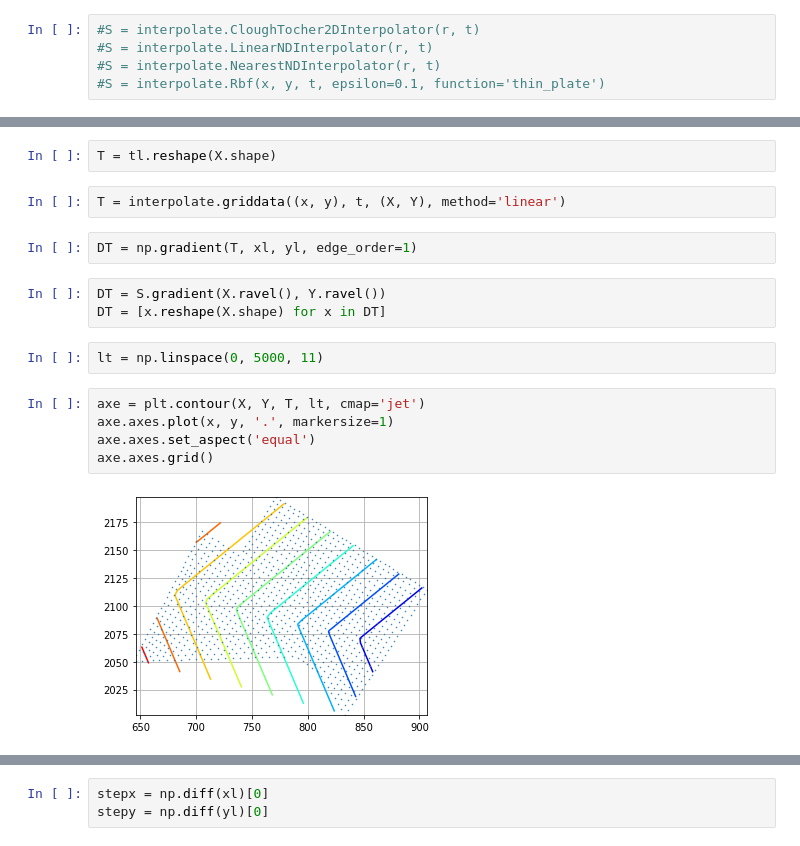
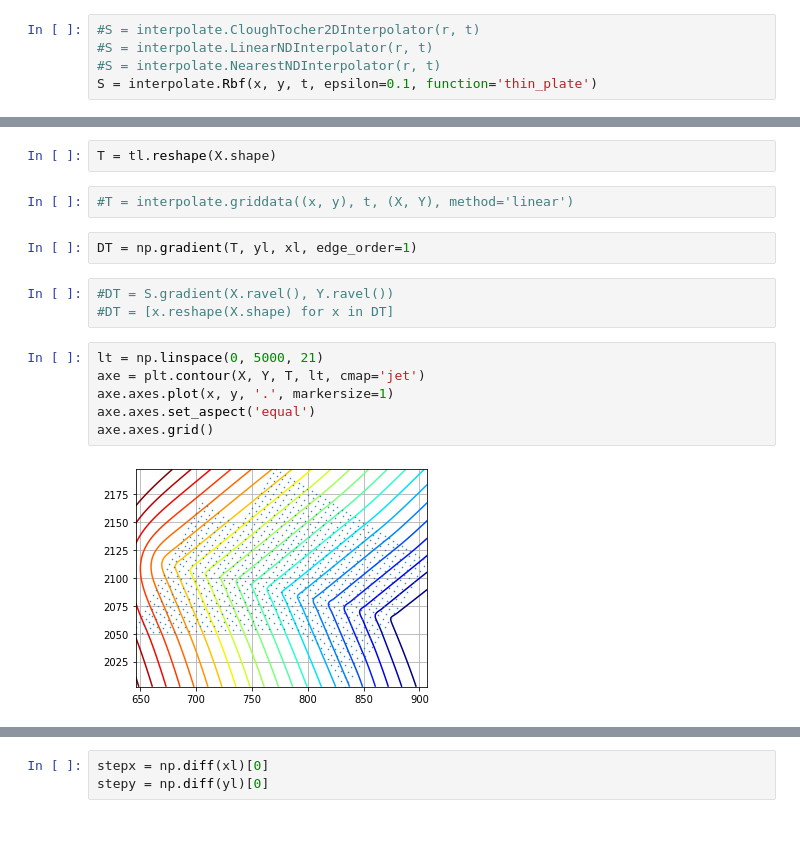
Before and after one commit to jlandercy/cookbook, a Jupyter notebook: python/stackoverflow/2DGradIntegral.ipynb, the cells around one changed output, grey strips where cells are left out. Saved outputs shown, nothing was run; the diff lists cells and outputs as text.

```diff
--- a/python/stackoverflow/2DGradIntegral.ipynb
+++ b/python/stackoverflow/2DGradIntegral.ipynb
@@ -22,7 +22,7 @@ S = LinearTriInterpolator(tri, t)
 #S = interpolate.CloughTocher2DInterpolator(r, t)
 #S = interpolate.LinearNDInterpolator(r, t)
 #S = interpolate.NearestNDInterpolator(r, t)
-#S = interpolate.Rbf(x, y, t, epsilon=0.1, function='thin_plate')
+S = interpolate.Rbf(x, y, t, epsilon=0.1, function='thin_plate')
 # %%
 N = 200
 xl = np.linspace(x.min(), x.max(), N)
@@ -34,21 +34,20 @@ tl = S(X.ravel(), Y.ravel())
 # %%
 T = tl.reshape(X.shape)
 # %%
-T = interpolate.griddata((x, y), t, (X, Y), method='linear')
+#T = interpolate.griddata((x, y), t, (X, Y), method='linear')
 # %%
-DT = np.gradient(T, xl, yl, edge_order=1)
+DT = np.gradient(T, yl, xl, edge_order=1)
 # %%
-DT = S.gradient(X.ravel(), Y.ravel())
-DT = [x.reshape(X.shape) for x in DT]
+#DT = S.gradient(X.ravel(), Y.ravel())
+#DT = [x.reshape(X.shape) for x in DT]
-# %%
-lt = np.linspace(0, 5000, 11)
 # %%
+lt = np.linspace(0, 5000, 21)
 axe = plt.contour(X, Y, T, lt, cmap='jet')
 axe.axes.plot(x, y, '.', markersize=1)
 axe.axes.set_aspect('equal')
 axe.axes.grid()
 # %% [output]
-[figure, old version]
+[figure, new version]
 # %%
 axe = plt.contour(X, Y, DT[0], cmap='jet')
 axe.axes.plot(x, y, '.', markersize=1)
```
Also changed, not shown: parts of 11 cells of this notebook, 1 other file.
